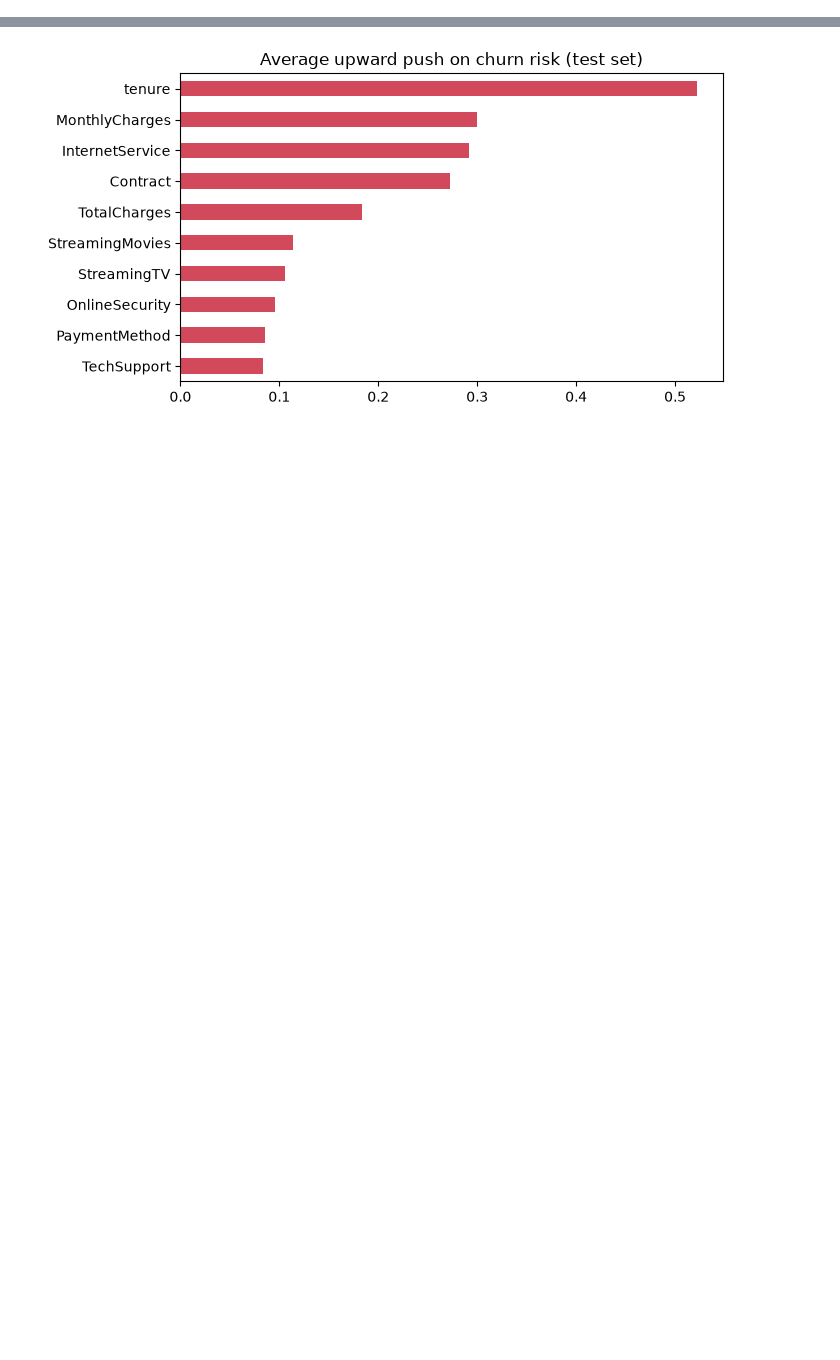
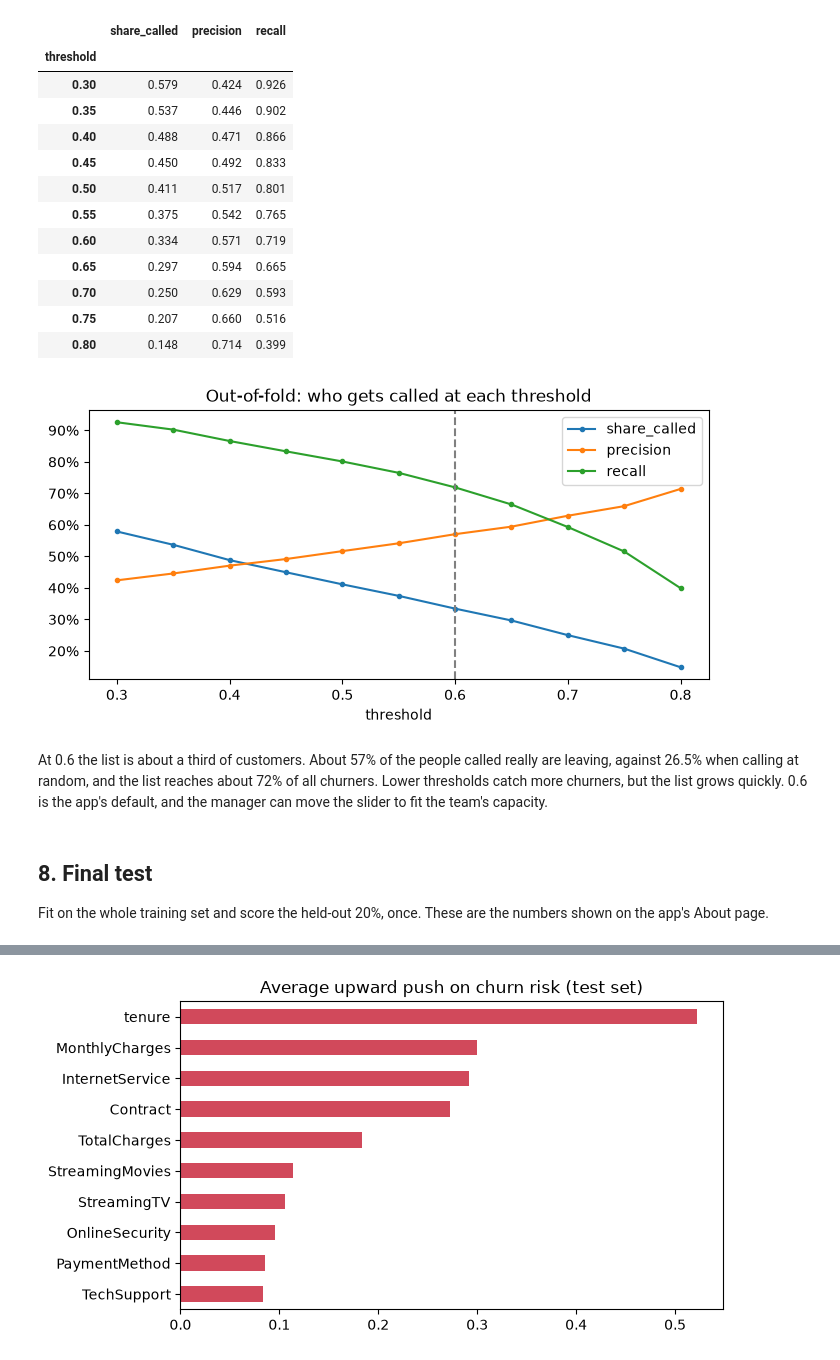
Before and after one commit to karusamuel/deployment_dsf-pt-15, a Jupyter notebook: index.ipynb, the cells around one changed output, grey strips where cells are left out. Saved outputs shown, nothing was run; the diff lists cells and outputs as text; code cells hidden in the pictures; blank space fills up the shorter version.

```diff
--- a/index.ipynb
+++ b/index.ipynb
@@ -233,0 +173,10 @@ dtype: float64
+# %%
+X, y = prepare(df), df[TARGET]
+X_train, X_test, y_train, y_test, id_train, id_test = train_test_split(
+    X, y, df[ID_COL], test_size=0.2, stratify=y, random_state=SEED)
+
+print(f"train {len(X_train):,} ({y_train.mean():.1%} churn)   test {len(X_test):,} ({y_test.mean():.1%} churn)")
+assert not set(id_train) & set(id_test)
+
+cv = StratifiedKFold(n_splits=5, shuffle=True, random_state=SEED)
+SCORING = {"roc_auc": "roc_auc", "pr_auc": "average_precision", "brier": "neg_brier_score"}
@@ -233,0 +309,33 @@ dtype: float64
+# %%
+oof = cross_val_predict(build_pipeline(), X_train, y_train, cv=cv, method="predict_proba")[:, 1]
+
+rows = []
+for t in np.arange(0.3, 0.85, 0.05):
+    flag = oof >= t
+    rows.append({"threshold": round(t, 2), "share_called": flag.mean(),
+                 "precision": precision_score(y_train, flag), "recall": recall_score(y_train, flag)})
+thr = pd.DataFrame(rows).set_index("threshold")
+
+ax = thr.plot(figsize=(8, 3.5), marker="o", ms=3)
+ax.axvline(0.6, color="grey", ls="--"); ax.set_title("Out-of-fold: who gets called at each threshold")
+ax.yaxis.set_major_formatter(plt.FuncFormatter(lambda v, _: f"{v:.0%}"))
+thr.round(3)
+# %% [output]
+|  | share_called | precision | recall |
+| threshold |  |  |  |
+| 0.30 | 0.579 | 0.424 | 0.926 |
+| 0.35 | 0.537 | 0.446 | 0.902 |
+| 0.40 | 0.488 | 0.471 | 0.866 |
+| 0.45 | 0.450 | 0.492 | 0.833 |
+| 0.50 | 0.411 | 0.517 | 0.801 |
+| 0.55 | 0.375 | 0.542 | 0.765 |
+| 0.60 | 0.334 | 0.571 | 0.719 |
+| 0.65 | 0.297 | 0.594 | 0.665 |
+| 0.70 | 0.250 | 0.629 | 0.593 |
+| 0.75 | 0.207 | 0.660 | 0.516 |
+| 0.80 | 0.148 | 0.714 | 0.399 |
+[figure, added]
+# %% [markdown]
+At 0.6 the list is about a third of customers. About 57% of the people called really are leaving, against 26.5%
+when calling at random, and the list reaches about 72% of all churners. Lower thresholds catch more churners, but
+the list grows quickly. 0.6 is the app's default, and the manager can move the slider to fit the team's capacity.
@@ -233,0 +344,4 @@ dtype: float64
+# %% [markdown]
+## 8. Final test
+
+Fit on the whole training set and score the held-out 20%, once. These are the numbers shown on the app's About page.
```
Also changed, not shown: parts of 63 cells of this notebook, 9 other files.
